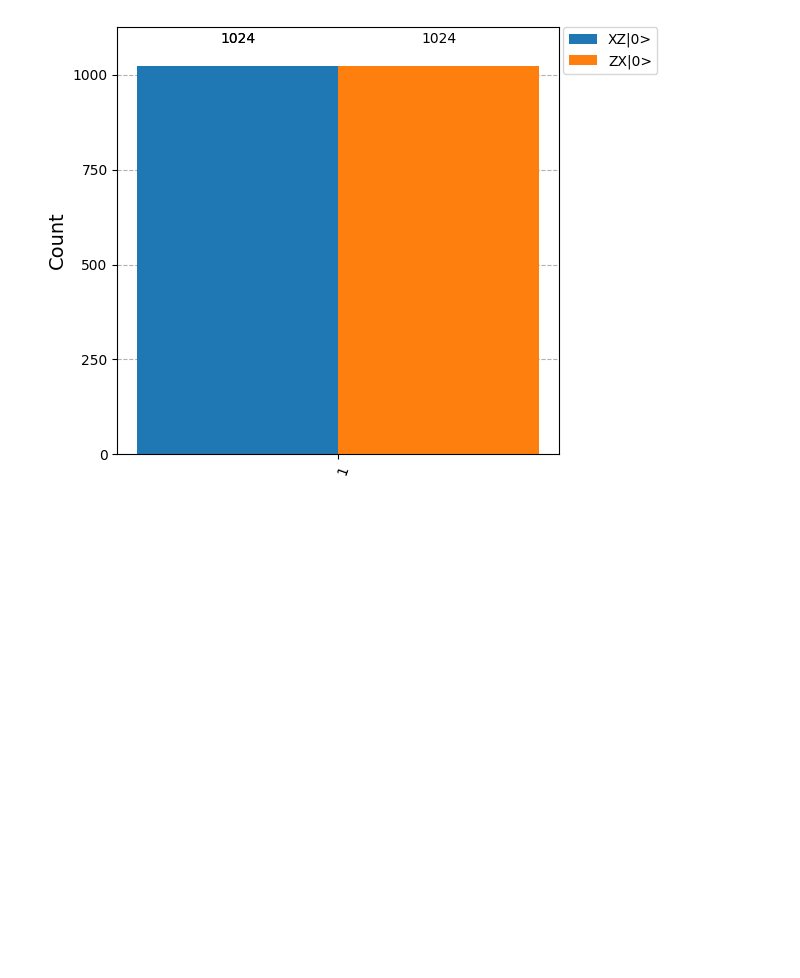
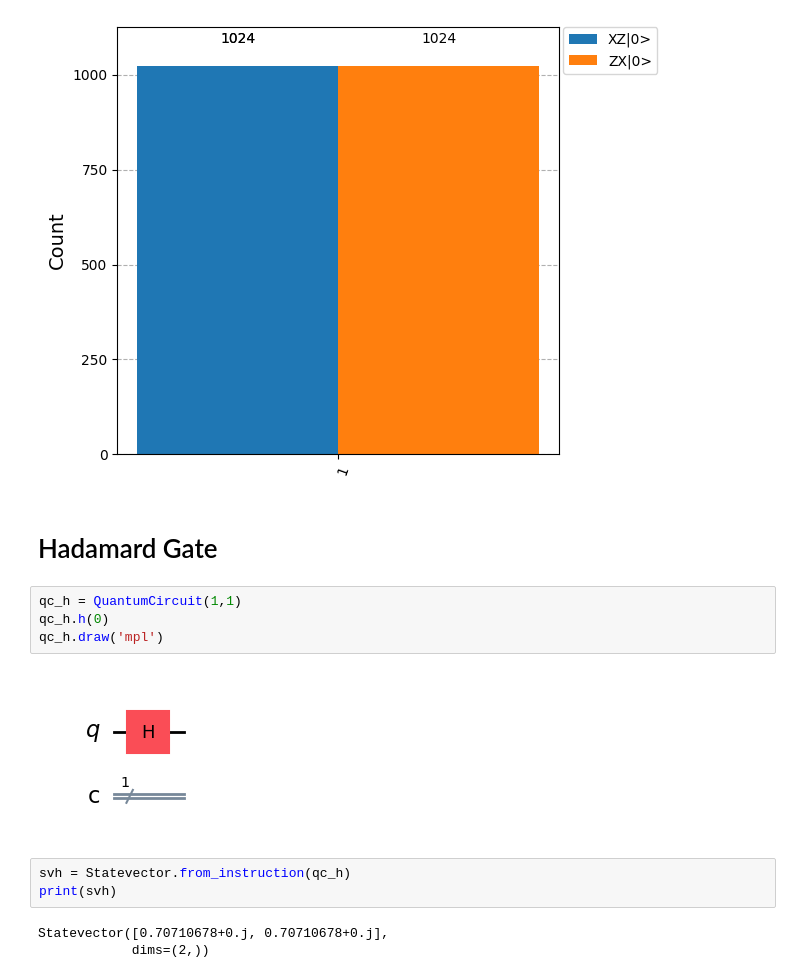
Before and after one commit to GitHarsh19/Qiskit, a Jupyter notebook: practice_1.ipynb, the cells around one changed output. Saved outputs shown, nothing was run; the diff lists cells and outputs as text; blank space fills up the shorter version.

Commit message:
hadamard gate

```diff
--- a/practice_1.ipynb
+++ b/practice_1.ipynb
@@ -217,3 +217,17 @@ print(counts_zx)
 plot_histogram([counts_xz, counts_zx], legend=['XZ|0>', 'ZX|0>'])
 # %% [output]
 [figure]
+# %% [markdown]
+# Hadamard Gate
+# %%
+qc_h = QuantumCircuit(1,1)
+qc_h.h(0)
+qc_h.draw('mpl')
+# %% [output]
+[figure, added]
+# %%
+svh = Statevector.from_instruction(qc_h)
+print(svh)
+# %% [output]
+Statevector([0.70710678+0.j, 0.70710678+0.j],
+            dims=(2,))
```
Also changed, not shown: parts of 12 cells of this notebook.
